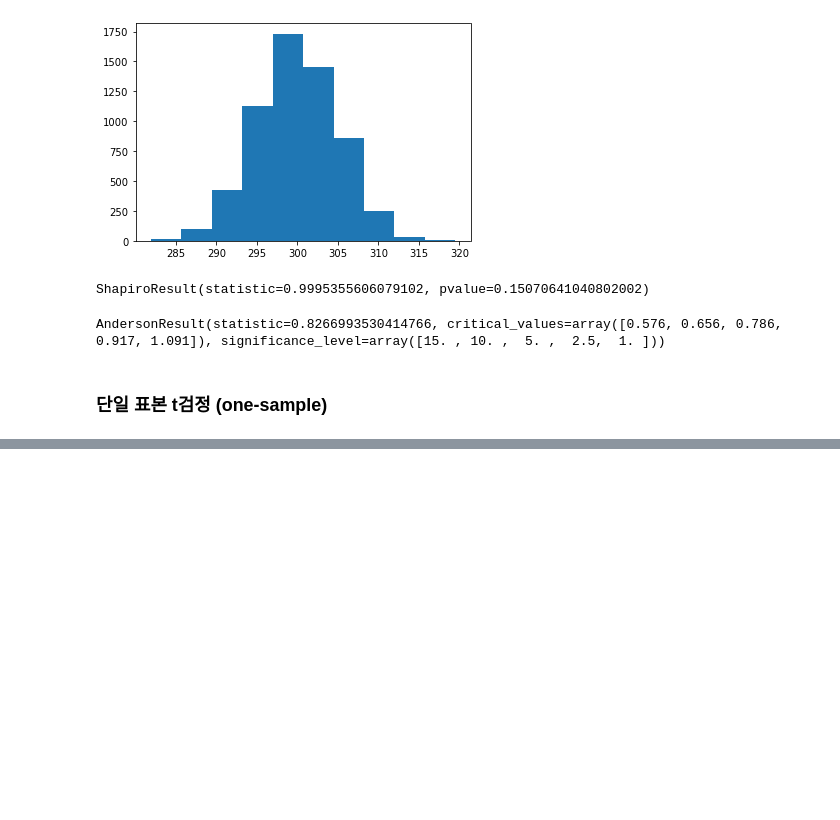
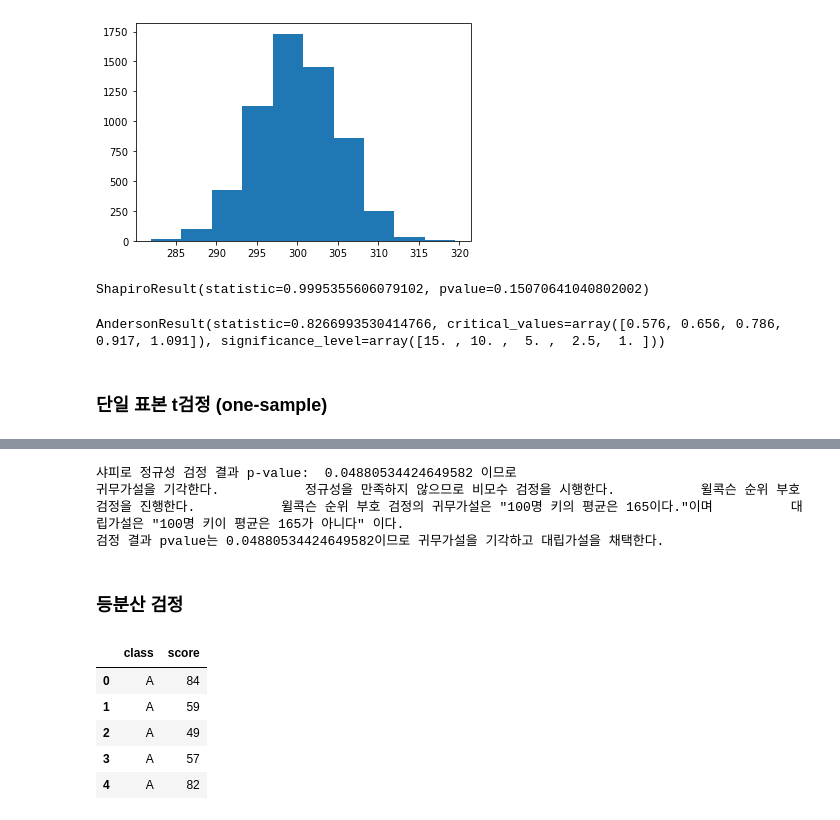
Before and after one commit to plumwiserim/ML-Study-for-license, a Jupyter notebook: 30.ipynb, the cells around one changed output, grey strips where cells are left out. Cells and saved outputs as stored; diff of their text form; code cells hidden in the pictures; blank space fills up the shorter version.

```diff
--- a/30.ipynb
+++ b/30.ipynb
@@ -147,0 +167,66 @@ else:
+# %%
+import pandas as pd
+df = pd.read_csv('https://raw.githubusercontent.com/Datamanim/datarepo/main/scipy/height2.csv')
+
+# 문제. 100명의 키 정보가 들어있는 데이터가 있다.
+# 데이터가 정규성을 만족하는지 확인하라.
+# 그리고 평균키는 165라 판단할 수 있는지 귀무가설과 대립가설을 설정한 후 유의수준 5% 로 검정하라.
+
+import numpy as np
+from scipy.stats import shapiro
+from scipy.stats import wilcoxon
+from scipy.stats import ttest_1samp
+
+# 정규성 검정 샤피로
+static, value = shapiro(df)
+print('샤피로 정규성 검정 결과 p-value: ', pvalue, '이므로 ')
+
+if pvalue < 0.05:
+    print('귀무가설을 기각한다. \
+          정규성을 만족하지 않으므로 비모수 검정을 시행한다. \
+          윌콕슨 순위 부호 검정을 진행한다. \
+          윌콕슨 순위 부호 검정의 귀무가설은 "100명 키의 평균은 165이다."이며\
+          대립가설은 "100명 키이 평균은 165가 아니다" 이다.  ')
+
+    # 윌콕슨 순위 부호 검정
+    static, pvalue = wilcoxon(df['height']-165)
+    static, pvalue = wilcoxon(df['height'], np.ones(len(df))* 165)
+
+    if pvalue < 0.05:
+        print(f'검정 결과 pvalue는 {pvalue}이므로 귀무가설을 기각하고 대립가설을 채택한다.')
+    else:
+        print(f'검정 결과 pvalue는 {pvalue}이므로 귀무가설을 기각하지 않는다. ')
+else:
+    print('귀무가설을 기각하지 않는다. \
+          정규성을 만족하므로 모수 검정을 시행한다. \
+          단일표본 검정으로 진행한다. \
+          단일 표본 t-test 의 귀무가설은 "100명 키의 평균은 165이다."이며 \
+          대립가설은 "100명 키의 평균은 165가 아니다."이다. ')
+
+    # 단일 표본 t 검정
+    static, pvalue = ttest_1samp(df['height'], 165)
+
+    if pvalue < 0.05:
+        print(f'검정 결과 pvalue는 {pvalue}로 귀무가설을 기각하고 대립가설을 채택한다.')
+    else:
+        print(f'검정 결과 pvalue는 {pvalue}로 귀무가설을 기각하지 않는다. ')
+# %% [output]
+샤피로 정규성 검정 결과 p-value:  0.04880534424649582 이므로
+귀무가설을 기각한다.           정규성을 만족하지 않으므로 비모수 검정을 시행한다.           윌콕슨 순위 부호 검정을 진행한다.           윌콕슨 순위 부호 검정의 귀무가설은 "100명 키의 평균은 165이다."이며          대립가설은 "100명 키이 평균은 165가 아니다" 이다.
+검정 결과 pvalue는 0.04880534424649582이므로 귀무가설을 기각하고 대립가설을 채택한다.
+# %% [markdown]
+### 등분산 검정
+# %%
+# 문제. 두 개 학급의 시험 성적에 대한 데이터다.
+# 그룹 간 등분산 검정을 시행하라
+import pandas as pd
+
+df = pd.read_csv('https://raw.githubusercontent.com/Datamanim/datarepo/main/scipy/scipy2.csv')
+df.head()
+# %% [output]
+|  | class | score |
+| 0 | A | 84 |
+| 1 | A | 59 |
+| 2 | A | 49 |
+| 3 | A | 57 |
+| 4 | A | 82 |
```
Also changed, not shown: parts of 5 cells of this notebook.
